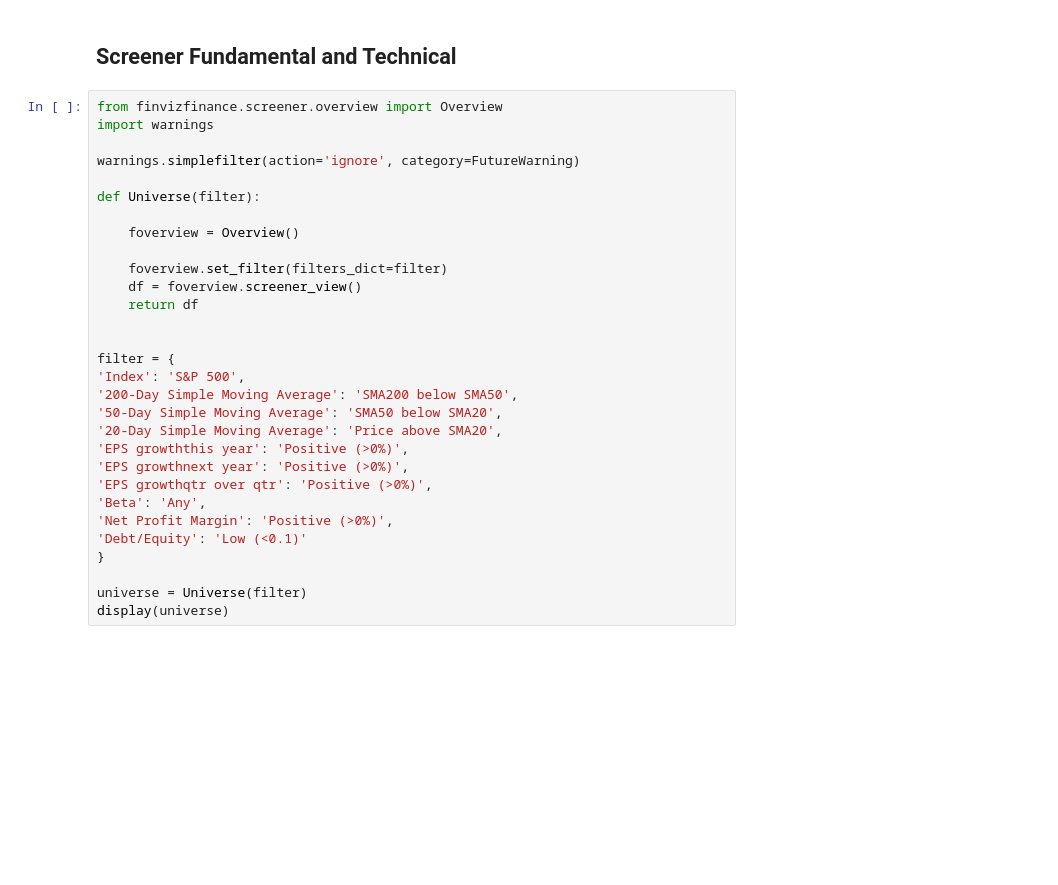
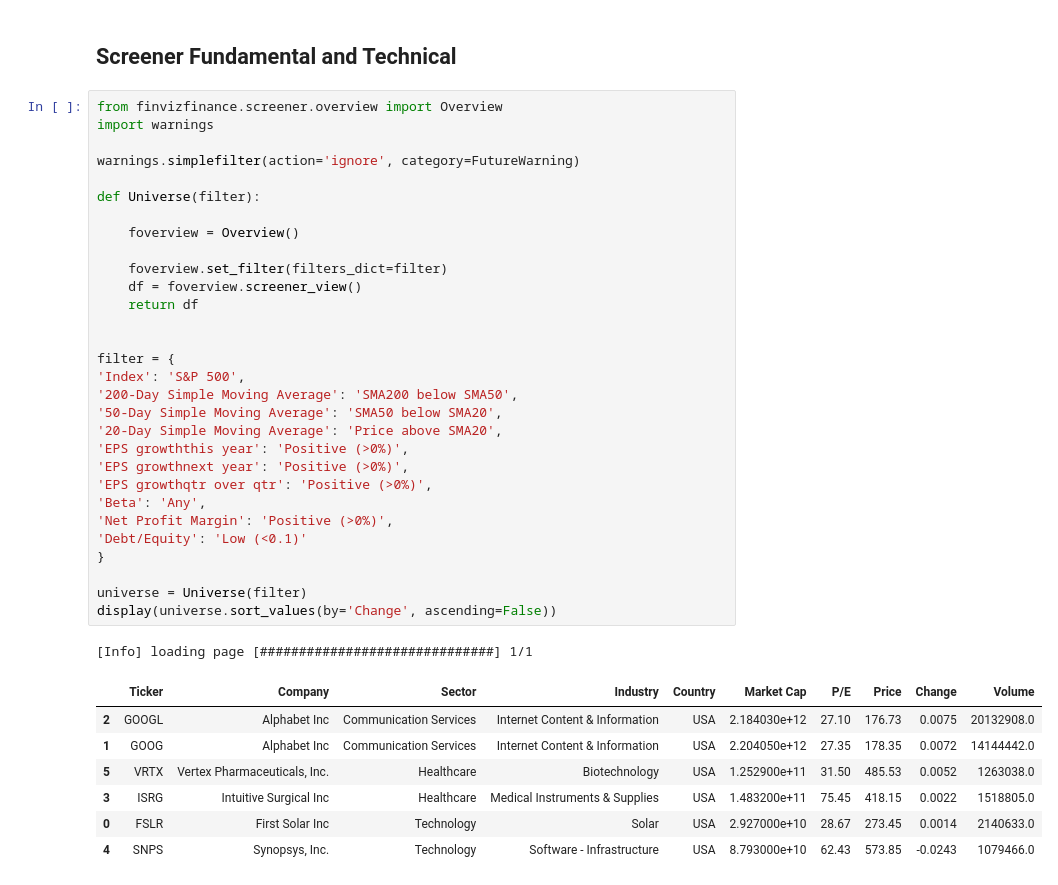
Before and after one commit to gitwalter/cohere-rag-agent, a Jupyter notebook: finvizfinance.ipynb, the cells around one changed output. Drawn from its saved outputs; the diff is of its cells as text; blank space fills up the shorter version.

```diff
--- a/finvizfinance.ipynb
+++ b/finvizfinance.ipynb
@@ -223,30 +290,39 @@ for filter in filters:
 # %%
 from finvizfinance.screener.overview import Overview
 import warnings
 
 warnings.simplefilter(action='ignore', category=FutureWarning)
 
 def Universe(filter):
 
     foverview = Overview()
 
     foverview.set_filter(filters_dict=filter)
     df = foverview.screener_view()
     return df
 
 
 filter = {
 'Index': 'S&P 500',
 '200-Day Simple Moving Average': 'SMA200 below SMA50',
 '50-Day Simple Moving Average': 'SMA50 below SMA20',
 '20-Day Simple Moving Average': 'Price above SMA20',
 'EPS growththis year': 'Positive (>0%)',
 'EPS growthnext year': 'Positive (>0%)',
 'EPS growthqtr over qtr': 'Positive (>0%)',
 'Beta': 'Any',
 'Net Profit Margin': 'Positive (>0%)',
 'Debt/Equity': 'Low (<0.1)'
 }
 
 universe = Universe(filter)
-display(universe)
+display(universe.sort_values(by='Change', ascending=False))
+# %% [output]
+[Info] loading page [##############################] 1/1
+|  | Ticker | Company | Sector | Industry | Country | Market Cap | P/E | Price | Change | Volume |
+| 2 | GOOGL | Alphabet Inc | Communication Services | Internet Content & Information | USA | 2.184030e+12 | 27.10 | 176.73 | 0.0075 | 20132908.0 |
+| 1 | GOOG | Alphabet Inc | Communication Services | Internet Content & Information | USA | 2.204050e+12 | 27.35 | 178.35 | 0.0072 | 14144442.0 |
+| 5 | VRTX | Vertex Pharmaceuticals, Inc. | Healthcare | Biotechnology | USA | 1.252900e+11 | 31.50 | 485.53 | 0.0052 | 1263038.0 |
+| 3 | ISRG | Intuitive Surgical Inc | Healthcare | Medical Instruments & Supplies | USA | 1.483200e+11 | 75.45 | 418.15 | 0.0022 | 1518805.0 |
+| 0 | FSLR | First Solar Inc | Technology | Solar | USA | 2.927000e+10 | 28.67 | 273.45 | 0.0014 | 2140633.0 |
+| 4 | SNPS | Synopsys, Inc. | Technology | Software - Infrastructure | USA | 8.793000e+10 | 62.43 | 573.85 | -0.0243 | 1079466.0 |
```
Also changed, not shown: parts of 6 cells of this notebook, 2 other files.
